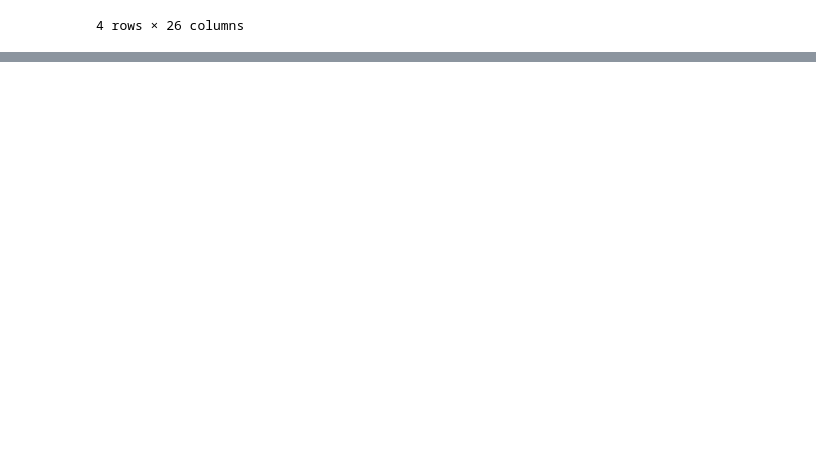
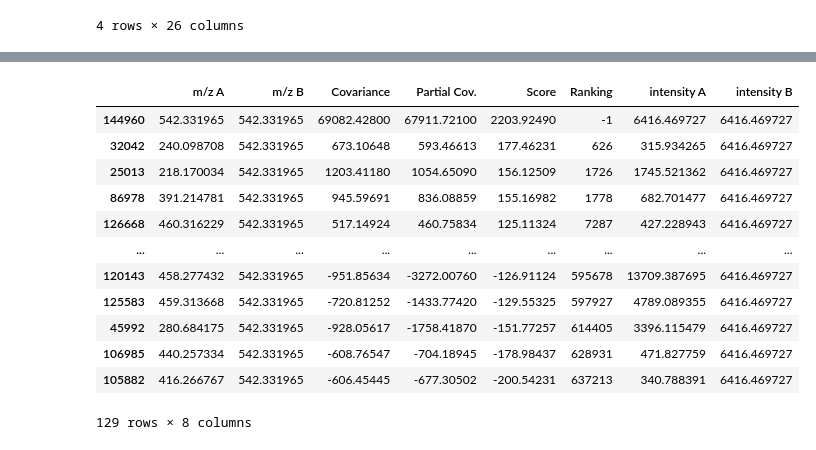
Before and after one commit to Kevinxsn/2D_spec_dict, a Jupyter notebook: pepline/pepline_test.ipynb, the cells around one changed output, grey strips where cells are left out. Drawn from its saved outputs; the diff is of its cells as text; code cells hidden in the pictures; blank space fills up the shorter version.

```diff
--- a/pepline/pepline_test.ipynb
+++ b/pepline/pepline_test.ipynb
@@ -600,0 +665,16 @@ partitioned[partitioned['Ranking'] ==16002]
+# %%
+df_ori[df_ori['intensity B'] == 6416.469727].sort_values('Ranking')
+# %% [output]
+|  | m/z A | m/z B | Covariance | Partial Cov. | Score | Ranking | intensity A | intensity B |
+| 144960 | 542.331965 | 542.331965 | 69082.42800 | 67911.72100 | 2203.92490 | -1 | 6416.469727 | 6416.469727 |
+| 32042 | 240.098708 | 542.331965 | 673.10648 | 593.46613 | 177.46231 | 626 | 315.934265 | 6416.469727 |
+| 25013 | 218.170034 | 542.331965 | 1203.41180 | 1054.65090 | 156.12509 | 1726 | 1745.521362 | 6416.469727 |
+| 86978 | 391.214781 | 542.331965 | 945.59691 | 836.08859 | 155.16982 | 1778 | 682.701477 | 6416.469727 |
+| 126668 | 460.316229 | 542.331965 | 517.14924 | 460.75834 | 125.11324 | 7287 | 427.228943 | 6416.469727 |
+| ... | ... | ... | ... | ... | ... | ... | ... | ... |
+| 120143 | 458.277432 | 542.331965 | -951.85634 | -3272.00760 | -126.91124 | 595678 | 13709.387695 | 6416.469727 |
+| 125583 | 459.313668 | 542.331965 | -720.81252 | -1433.77420 | -129.55325 | 597927 | 4789.089355 | 6416.469727 |
+| 45992 | 280.684175 | 542.331965 | -928.05617 | -1758.41870 | -151.77257 | 614405 | 3396.115479 | 6416.469727 |
+| 106985 | 440.257334 | 542.331965 | -608.76547 | -704.18945 | -178.98437 | 628931 | 471.827759 | 6416.469727 |
+| 105882 | 416.266767 | 542.331965 | -606.45445 | -677.30502 | -200.54231 | 637213 | 340.788391 | 6416.469727 |
+129 rows × 8 columns
```
Also changed, not shown: parts of 14 cells of this notebook, 19 other files.
